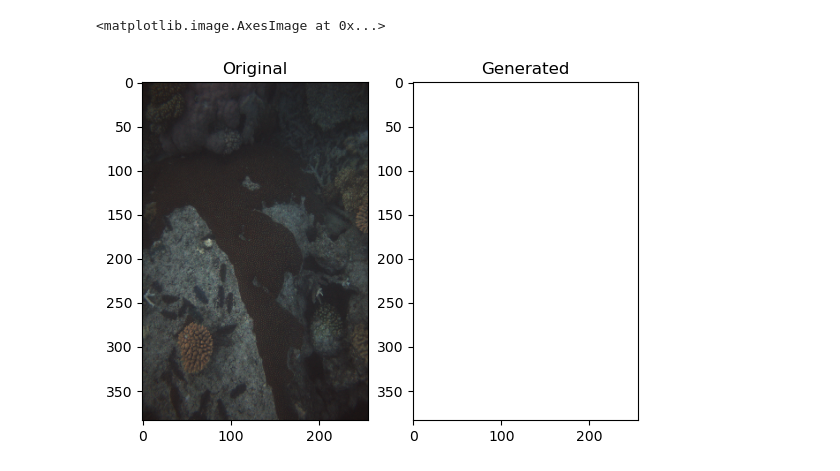
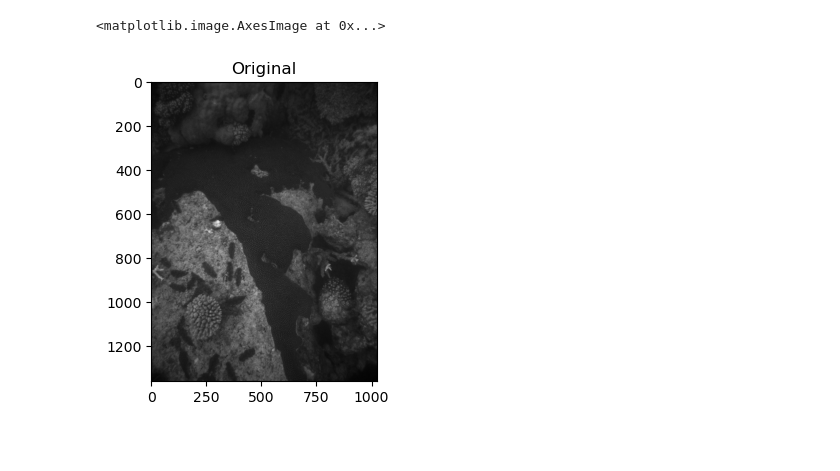
Before and after one commit to ashiqulalamkhan/long_term_underwater_vision, a Jupyter notebook: model/custom_dataset.ipynb, the cells around one changed output. Cells and saved outputs as stored; diff of their text form; code cells hidden in the pictures; blank space fills up the shorter version.

```diff
--- a/model/custom_dataset.ipynb
+++ b/model/custom_dataset.ipynb
@@ -90,0 +65,9 @@ label[:][0], label[:][1][0]
+# %%
+batch  = iter(train_dataloader)
+bl2 = next(batch)
+(img1, img2), (label, pos1, pos2, img_path) = bl2 ##((image1, image2),(label, pos1, pos2, (img_path)))
+pos1[0], pos2[0]
+#img_path[0][0], img_path[1][0]
+#len(img1), len(img2)
+#im = torch.permute(img1[1],(1,2,0))#, img2[1], label, pos1[1], pos2[1]
+#print(img1)
@@ -199,16 +240,18 @@ class LitResnet(pl.LightningModule):
         }
         return {"optimizer": optimizer, "lr_scheduler": scheduler_dict}
 # %%
+torch.set_float32_matmul_precision('medium')
 model = LitResnet(lr=0.5)
+from pytorch_lightning.loggers import TensorBoardLogger
+logger = TensorBoardLogger("tb_logs",log_graph=True, name="my_model")
 trainer = Trainer(
-    max_epochs=3,
+    max_epochs=10,
     accelerator="auto",
     devices=1 if torch.cuda.is_available() else None,  # limiting got iPython runs
-    logger=CSVLogger(save_dir="logs/"),
+    logger=logger,
     callbacks=[LearningRateMonitor(logging_interval="step"), TQDMProgressBar(refresh_rate=10)],
     log_every_n_steps= 20
 )
-
 trainer.fit(model, train_dataloader)
 # %% [output]
 GPU available: True (cuda), used: True
@@ -229,11 +288,10 @@ OutOfMemoryError: CUDA out of memory. Tried to allocate 18.00 MiB (GPU 0; 7.80 G
 # %%
-model = LitResnet.load_from_checkpoint("/home/turin/Documents/GitHub/long_term_underwater_vision/model/logs/lightning_logs/version_35/checkpoints/epoch=4-step=160.ckpt")
+device = torch.device('cuda:0')
+#model = LitResnet.load_from_checkpoint("/home/turin/Documents/GitHub/long_term_underwater_vision/model/logs/lightning_logs/version_62/checkpoints/epoch=2-step=12.ckpt").to(device)
+model = model.to(device)
 data = train_dataloader
-x,y = data.dataset.__getitem__(1)
-x = x[0]
-img = x
-img = torch.unsqueeze(img,0)
-out = model(img)
-out = torch.squeeze(out,0)
-out = out.T
-x = x.T
+img,y = data.dataset.__getitem__(0)
+img1, img2 = img
+img1 = torch.unsqueeze(img1,0).to(device)
+img2 = torch.unsqueeze(img2,0).to(device)
+out = model([img1,img2])
@@ -240,15 +313,15 @@ x = x.T
 # %%
 #Original Image
 plt.subplot(1,2,1)
 plt.title("Original")
-plt.imshow(x.detach().numpy())
-#Generated Image
-plt.subplot(1,2,2)
-plt.title("Generated")
-plt.imshow(out.detach().numpy())
+plt.imshow(img1.cpu().squeeze().T, cmap="gray")
+# #Generated Image
+# plt.subplot(1,2,2)
+# plt.title("Generated")
+# plt.imshow(im2.detach().numpy())
 # %% [output]
 <matplotlib.image.AxesImage at 0x...>
-[figure, old version]
+[figure, new version]
 # %%
 x,y = data.dataset.__getitem__(1)
 x = x[1]
```
Also changed, not shown: parts of 20 cells of this notebook, 17 other files.
